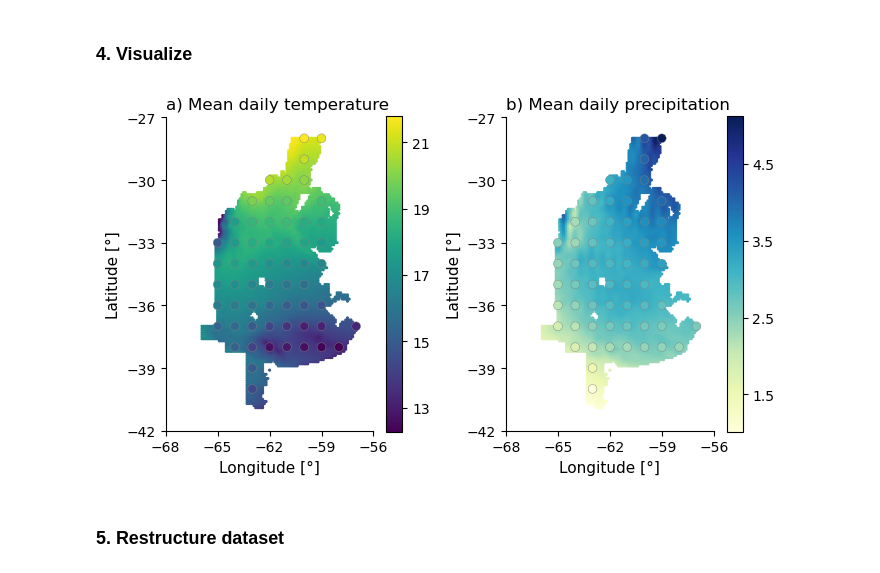
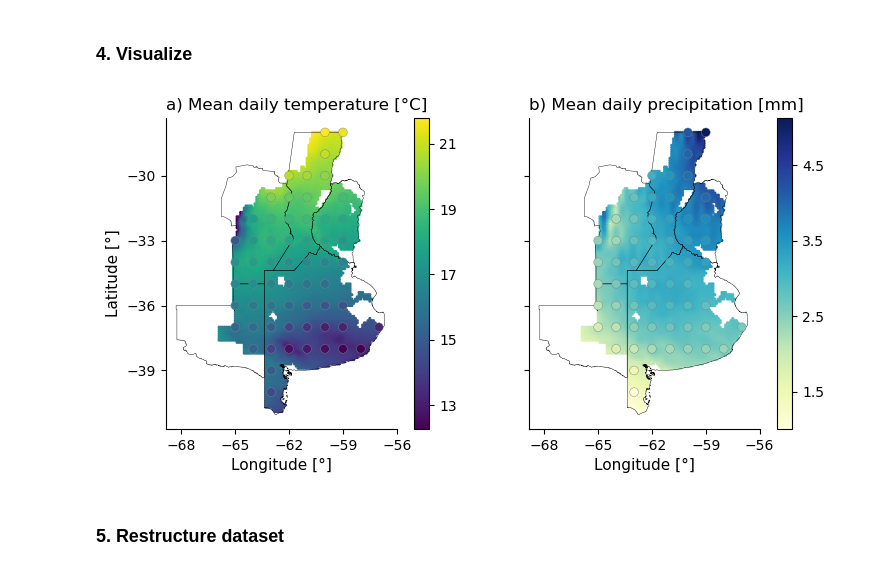
Before and after one commit to mzachow/wheat-yield-forecast-argentina, a Jupyter notebook: 2_prepare_era_data.ipynb, the cells around one changed output. Saved outputs shown, nothing was run; the diff lists cells and outputs as text; code cells hidden in the pictures.

Commit message:
updates on figure 2

```diff
--- a/2_prepare_era_data.ipynb
+++ b/2_prepare_era_data.ipynb
@@ -88,6 +88,9 @@ era_filtered.head()
 # %% [markdown]
 ### 4. Visualize
 # %%
+gdf_adm1 = gpd.read_file("files/shapefiles/arg_admbnda_adm1_unhcr2017.shp").to_crs("EPSG:4326")
+gdf_adm1 = gdf_adm1.loc[gdf_adm1["ADM1_ES"].isin(['Buenos Aires', 'Entre Ríos', 'La Pampa', 'Córdoba', 'Santa Fe'])].reset_index(drop=True)
+
 era_plot = era.dissolve(
                 by=["lat", "lon"],
                 aggfunc={
@@ -98,39 +101,46 @@ era_plot = era.dissolve(
 
 era_plot_grid = era_filtered.dissolve(
                         by=["lat", "lon"],
                         aggfunc={
                             "rain": "mean",
                             "tmean": "mean",
                         }
                     ).reset_index()
 
 era_plot.to_file('files/shapefiles/era_plot_high_resolution.shp', driver='ESRI Shapefile')
 era_plot_grid.dropna()[["geometry", "tmean", "rain"]].reset_index(drop=True).to_file('files/shapefiles/era_plot_grid.shp', driver='ESRI Shapefile')
 
-fig, axs = plt.subplots(1, 2, figsize=(7,4))
+fig, axs = plt.subplots(1, 2, figsize=(8,4), sharey=True)
 axs = axs.ravel()
 
+
 era_plot.plot(column="tmean", ax=axs[0], markersize=1.5, legend=True, legend_kwds={'ticks': list(range(13,22,2))})
+gdf_adm1.plot(ax=axs[0], color="none", edgecolor="black", linewidth=.3)
 era_plot_grid.plot(column="tmean", ax=axs[0], markersize=40, edgecolor="grey", linewidth=.3, legend=False)
-axs[0].set_title("a) Mean daily temperature", loc="left");
+axs[0].set_title("a) Mean daily temperature [°C]", loc="left");
 axs[0].set_ylabel("Latitude [°]", size=11);
 axs[0].set_xlabel("Longitude [°]", size=11);
 axs[0].set_yticks(list(range(-42, -24, 3)))
 axs[0].set_xticks([-68, -65, -62, -59, -56])
 axs[0].spines[['right', 'top']].set_visible(False)
+
+
 era_plot.plot(column="rain", ax=axs[1], legend=True, markersize=1.5, cmap="YlGnBu", legend_kwds={'ticks': list(np.arange(1.5,5.5,1))})
+gdf_adm1.plot(ax=axs[1], color="none", edgecolor="black", linewidth=.3)
 era_plot_grid.plot(column="rain", ax=axs[1], markersize=40, edgecolor="grey", linewidth=.3, cmap="YlGnBu", legend=False)
-axs[1].set_title("b) Mean daily precipitation", loc="left");
-axs[1].set_ylabel("Latitude [°]", size=11);
+axs[1].set_title("b) Mean daily precipitation [mm]", loc="left");
+#axs[1].set_ylabel("Latitude [°]", size=11);
 axs[1].set_xlabel("Longitude [°]", size=11);
-axs[1].set_yticks(list(range(-42, -24, 3)))
+#axs[1].set_yticks(list(range(-42, -24, 3)))
 axs[1].set_xticks([-68, -65, -62, -59, -56])
 axs[1].spines[['right', 'top']].set_visible(False)
 
 plt.tight_layout()
+
+plt.savefig("files/figures/figure2.svg")
 plt.show()
 # %% [output]
-[figure, old version]
+[figure, new version]
 # %% [markdown]
 ### 5. Restructure dataset
 # %%
```
Also changed, not shown: 5 other files.
